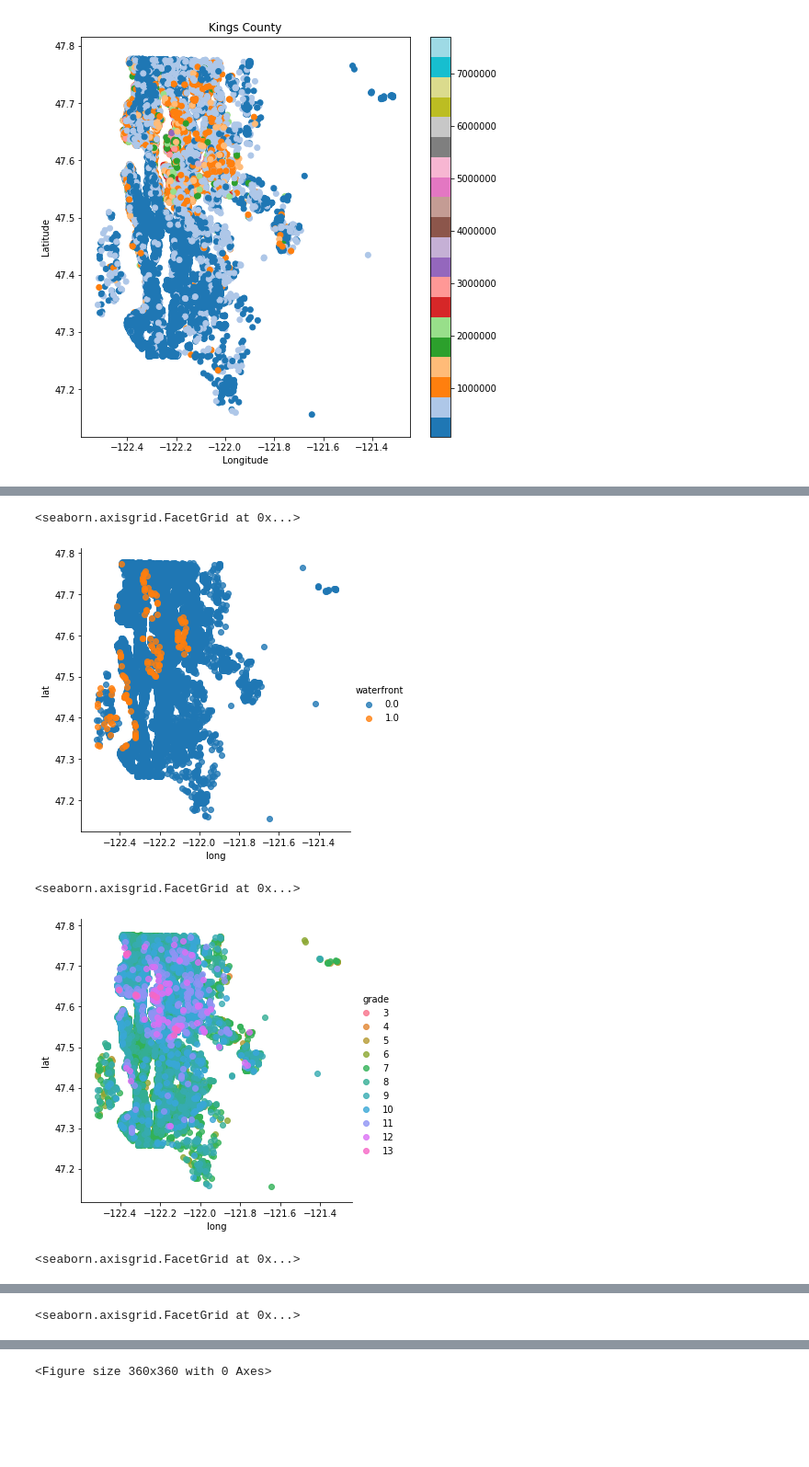
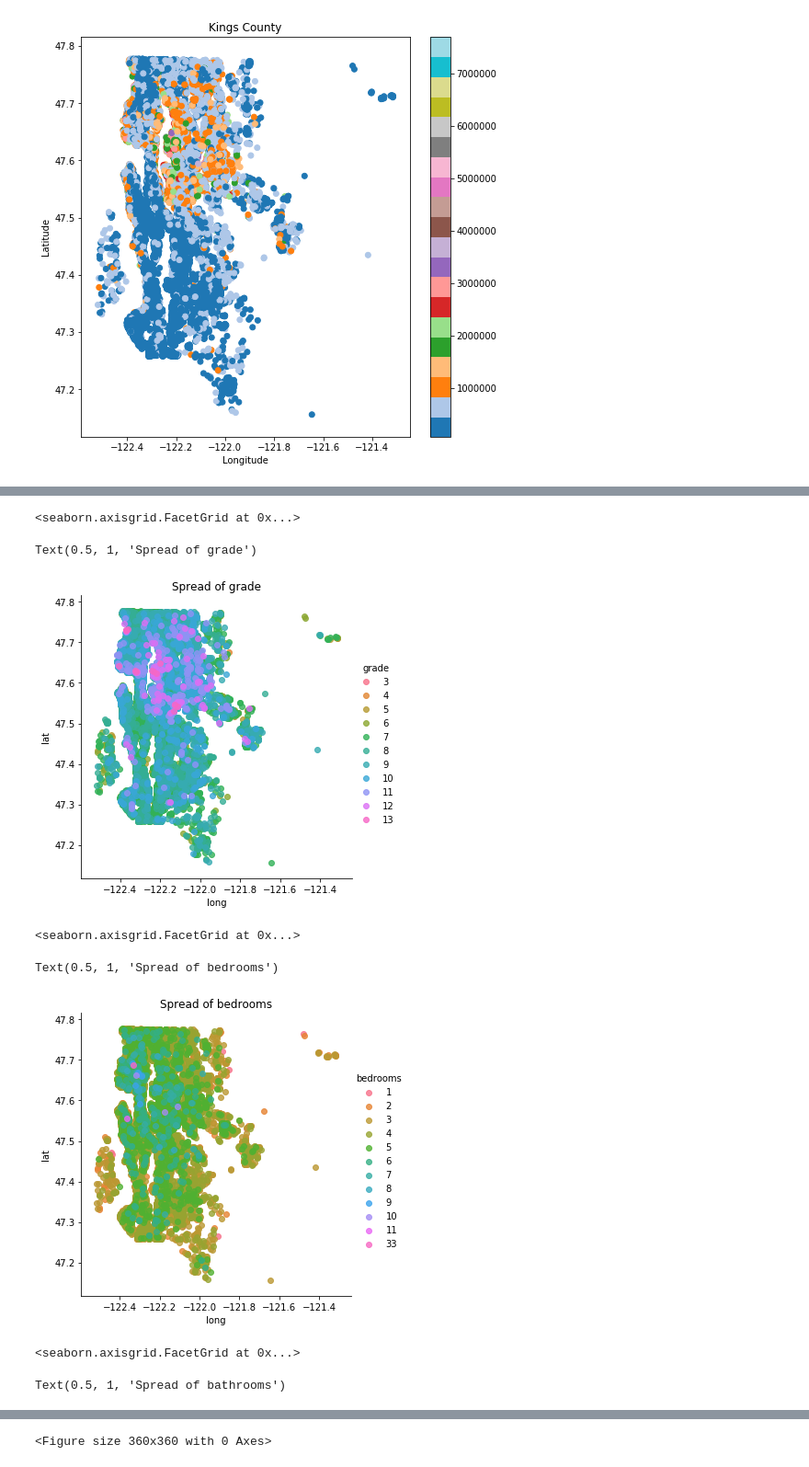
Before and after one commit to Menonvid/King-county, a Jupyter notebook: student.ipynb, the cells around one changed output, grey strips where cells are left out. Shown at 92% size. Cells and saved outputs as stored; diff of their text form; code cells hidden in the pictures; blank space fills up the shorter version.

```diff
--- a/student.ipynb
+++ b/student.ipynb
@@ -200,4 +214,4 @@ plt.show;
 # %% [output]
 [figure]
 # %%
-special_features = ["waterfront", "grade","bedrooms","bathrooms"]
+special_features = ["grade","bedrooms","bathrooms"]
@@ -204,11 +225,14 @@ special_features = ["waterfront", "grade","bedrooms","bathrooms"]
 # %%
 for x in special_features:
-
     lmplot(data=king_data, x="long", y="lat",fit_reg=False, hue=x, height=5)
-    show();
+    plt.title('Spread of '+x)
+    plt.show();
 # %% [output]
 <seaborn.axisgrid.FacetGrid at 0x...>
+Text(0.5, 1, 'Spread of grade')
-[figure, old version]
+[figure, new version]
-<seaborn.axisgrid.FacetGrid at 0x...>
+<seaborn.axisgrid.FacetGrid at 0x...>
+Text(0.5, 1, 'Spread of bedrooms')
-[figure, old version]
+[figure, new version]
-<seaborn.axisgrid.FacetGrid at 0x...>
+<seaborn.axisgrid.FacetGrid at 0x...>
+Text(0.5, 1, 'Spread of bathrooms')
@@ -216 +239,0 @@ for x in special_features:
-<seaborn.axisgrid.FacetGrid at 0x...>
```
Also changed, not shown: parts of 64 cells of this notebook.
